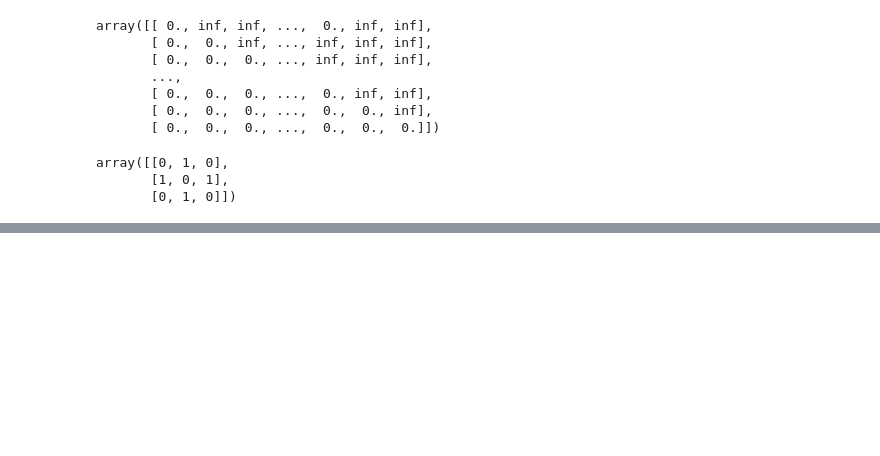
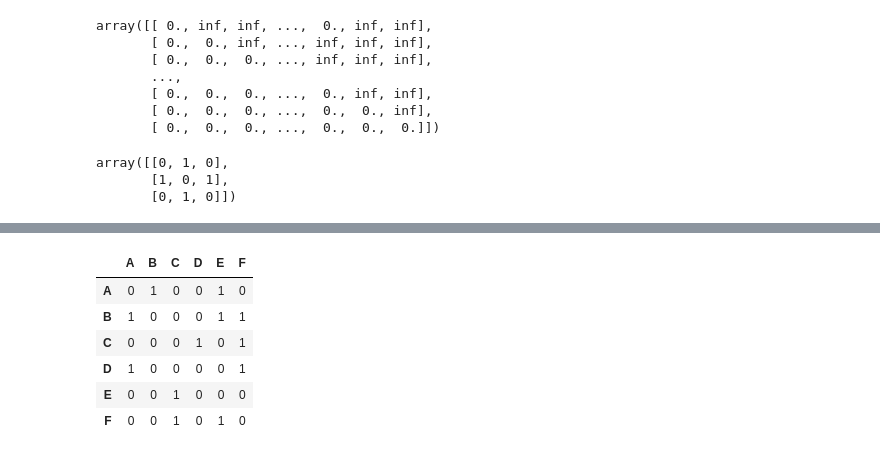
Before and after one commit to Edderic/BRML, a Jupyter notebook: solutions/ch-2.ipynb, the cells around one changed output, grey strips where cells are left out. Saved outputs shown, nothing was run; the diff lists cells and outputs as text; code cells hidden in the pictures; blank space fills up the shorter version.

```diff
--- a/solutions/ch-2.ipynb
+++ b/solutions/ch-2.ipynb
@@ -795,0 +817,29 @@ decimalize(cliques)
+# %%
+import pandas as pd
+import numpy as np
+
+observed_testimonies_matrix = pd.DataFrame(np.array([
+    [0,1,0,0,1,0],
+    [1,0,0,0,1,1],
+    [0,0,0,1,0,1],
+    [1,0,0,0,0,1],
+    [0,0,1,0,0,0],
+    [0,0,1,0,1,0]
+]), index=[
+    "A",
+    "B",
+    "C",
+    "D",
+    "E",
+    "F"
+], columns=["A","B","C","D","E","F"])
+# %%
+observed_testimonies_matrix
+# %% [output]
+|  | A | B | C | D | E | F |
+| A | 0 | 1 | 0 | 0 | 1 | 0 |
+| B | 1 | 0 | 0 | 0 | 1 | 1 |
+| C | 0 | 0 | 0 | 1 | 0 | 1 |
+| D | 1 | 0 | 0 | 0 | 0 | 1 |
+| E | 0 | 0 | 1 | 0 | 0 | 0 |
+| F | 0 | 0 | 1 | 0 | 1 | 0 |
```
Also changed, not shown: parts of 20 cells of this notebook.
